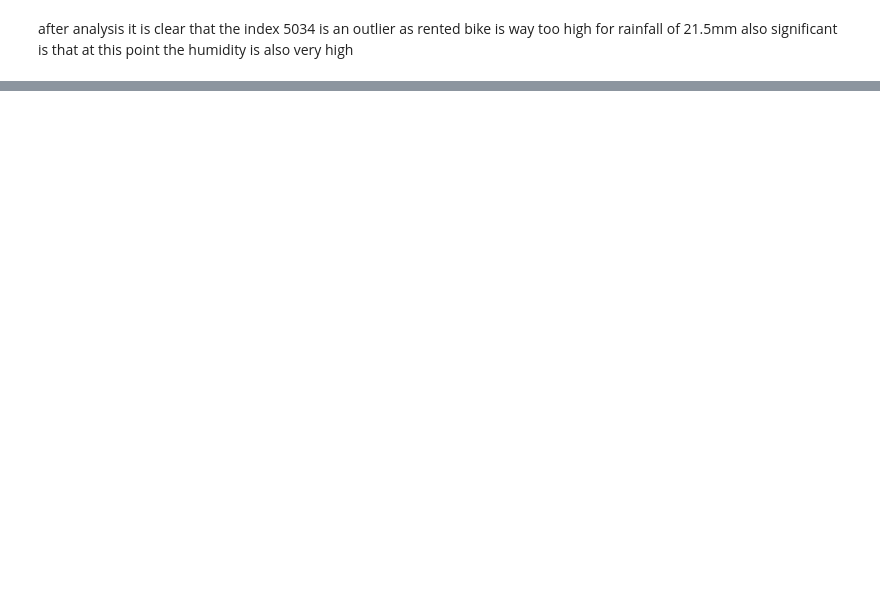
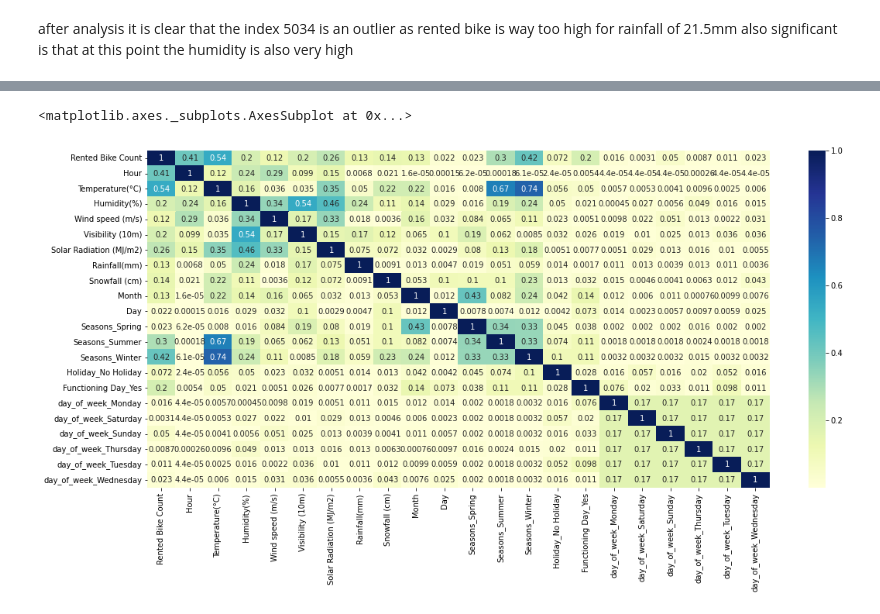
Before and after one commit to Nakulpradeep94/Bike_Sharing_demand_prediction, a Jupyter notebook: Bike_Sharing_Demand_Prediction_Capstone_Project.ipynb, the cells around one changed output, grey strips where cells are left out. Cells and saved outputs as stored; diff of their text form; code cells hidden in the pictures; blank space fills up the shorter version.

```diff
--- a/Bike_Sharing_Demand_Prediction_Capstone_Project.ipynb
+++ b/Bike_Sharing_Demand_Prediction_Capstone_Project.ipynb
@@ -676,0 +798,2 @@ df
+# %%
+new_df=df.copy()
@@ -676,0 +809,3 @@ df
+# %%
+#dropping year from new_df to reduce vif
+new_df.drop(['Year'],axis=1,inplace=True)
@@ -676,0 +816,2 @@ df
+# %%
+final_df=pd.get_dummies(new_df,columns=['Seasons','Holiday','Functioning Day','day_of_week'],drop_first = True)
@@ -676,0 +829,7 @@ df
+# %%
+plt.figure(figsize=(18,8))
+
+sns.heatmap(abs(final_df.corr()), annot=True, cmap='YlGnBu')
+# %% [output]
+<matplotlib.axes._subplots.AxesSubplot at 0x...>
+[figure, added]
```
Also changed, not shown: parts of 31 cells of this notebook.
